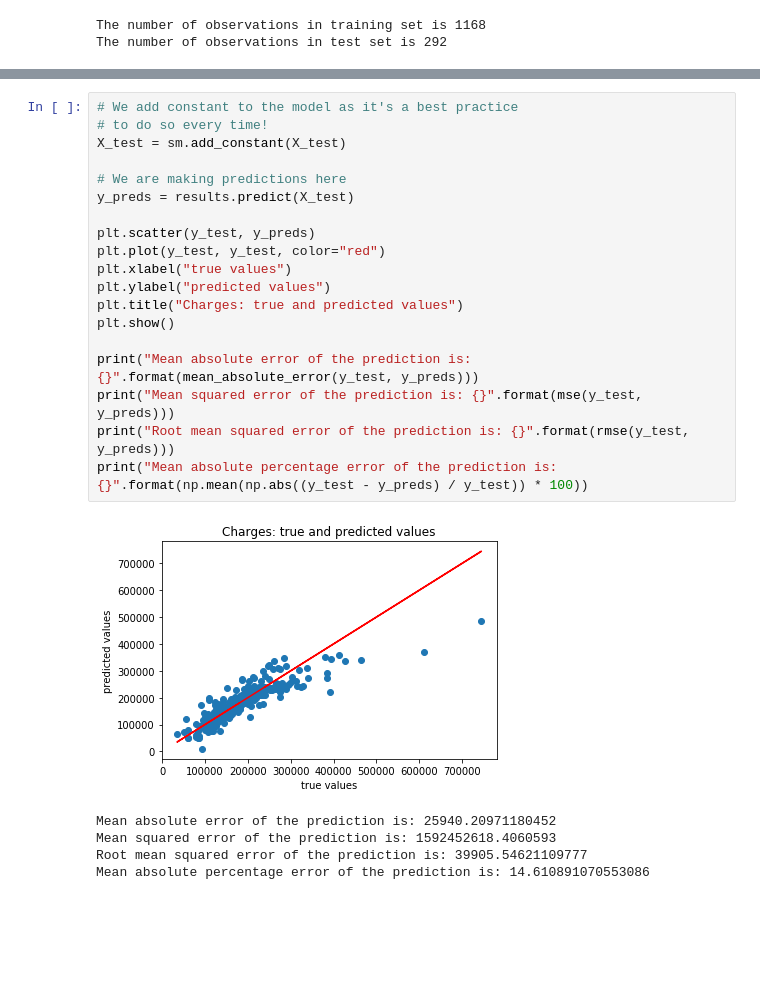
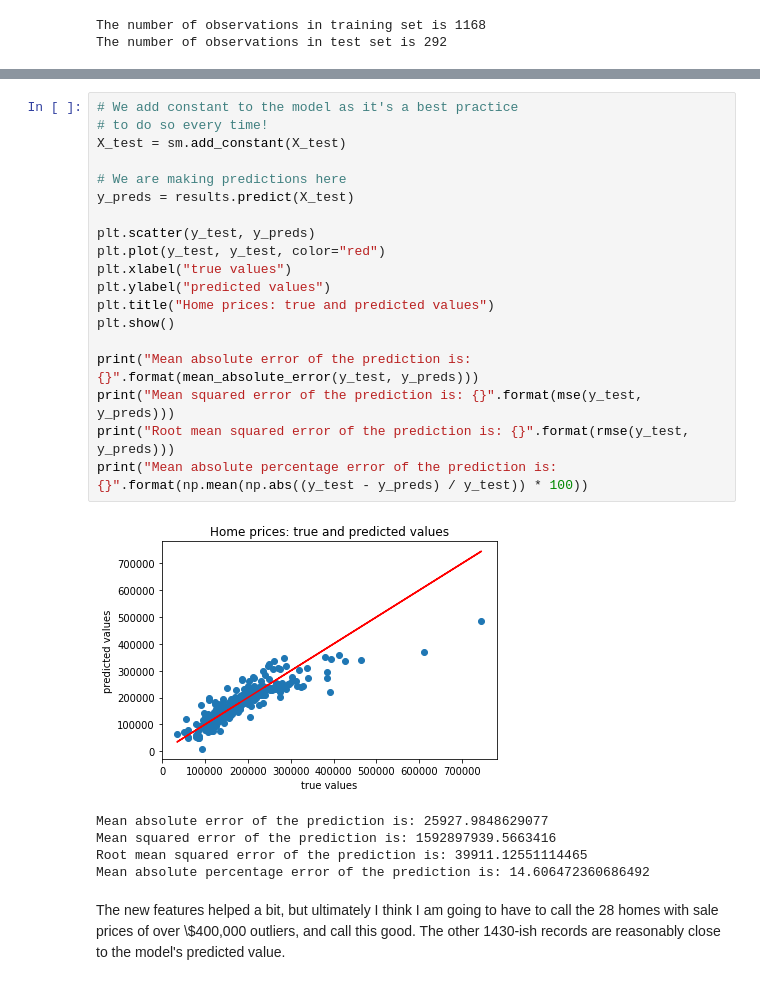
Before and after one commit to iamjeremybe/thinkful_data_science, a Jupyter notebook: Thinkful - Making predictions - house prices.ipynb, the cells around one changed output, grey strips where cells are left out. Saved outputs shown, nothing was run; the diff lists cells and outputs as text; blank space fills up the shorter version.

```diff
--- a/Thinkful - Making predictions - house prices.ipynb
+++ b/Thinkful - Making predictions - house prices.ipynb
@@ -339,25 +335,27 @@ strong multicollinearity or other numerical problems.
 # %%
 # We add constant to the model as it's a best practice
 # to do so every time!
 X_test = sm.add_constant(X_test)
 
 # We are making predictions here
 y_preds = results.predict(X_test)
 
 plt.scatter(y_test, y_preds)
 plt.plot(y_test, y_test, color="red")
 plt.xlabel("true values")
 plt.ylabel("predicted values")
-plt.title("Charges: true and predicted values")
+plt.title("Home prices: true and predicted values")
 plt.show()
 
 print("Mean absolute error of the prediction is: {}".format(mean_absolute_error(y_test, y_preds)))
 print("Mean squared error of the prediction is: {}".format(mse(y_test, y_preds)))
 print("Root mean squared error of the prediction is: {}".format(rmse(y_test, y_preds)))
 print("Mean absolute percentage error of the prediction is: {}".format(np.mean(np.abs((y_test - y_preds) / y_test)) * 100))
 # %% [output]
-[figure, old version]
+[figure, new version]
-Mean absolute error of the prediction is: 25940.20971180452
-Mean squared error of the prediction is: 1592452618.4060593
-Root mean squared error of the prediction is: 39905.54621109777
-Mean absolute percentage error of the prediction is: 14.610891070553086
+Mean absolute error of the prediction is: 25927.9848629077
+Mean squared error of the prediction is: 1592897939.5663416
+Root mean squared error of the prediction is: 39911.12551114465
+Mean absolute percentage error of the prediction is: 14.606472360686492
+# %% [markdown]
+The new features helped a bit, but ultimately I think I am going to have to call the 28 homes with sale prices of over \\$400,000 outliers, and call this good. The other 1430-ish records are reasonably close to the model's predicted value.
```
Also changed, not shown: parts of 8 cells of this notebook.
